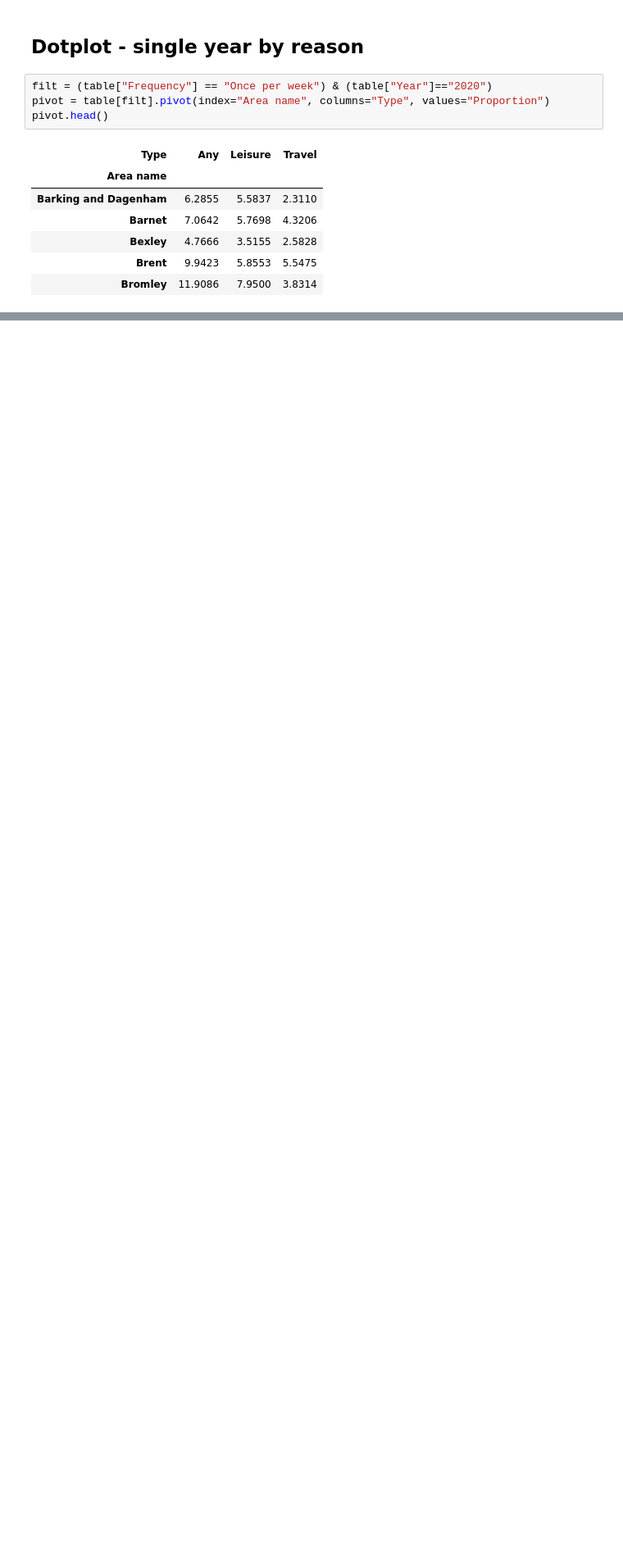
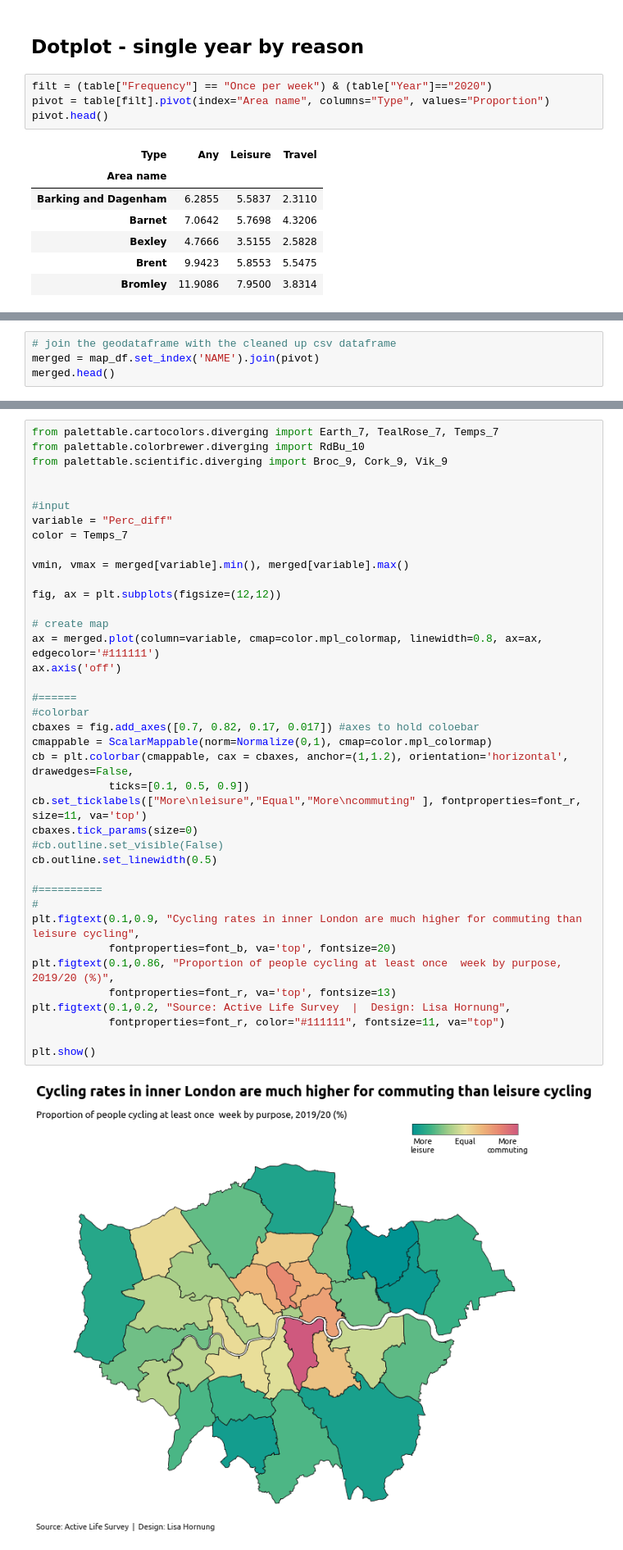
Before and after one commit to Lisa-Ho/100DaysOfDataviz, a Jupyter notebook: Day7/UK_cycling_data.ipynb, the cells around one changed output, grey strips where cells are left out. Shown: that part at 82% size. Cells and saved outputs as stored; diff of their text form; blank space fills up the shorter version.

```diff
--- a/Day7/UK_cycling_data.ipynb
+++ b/Day7/UK_cycling_data.ipynb
@@ -314,0 +395,4 @@ plt.show()
+# %%
+# join the geodataframe with the cleaned up csv dataframe
+merged = map_df.set_index('NAME').join(pivot)
+merged.head()
@@ -314,0 +407,41 @@ plt.show()
+# %%
+from palettable.cartocolors.diverging import Earth_7, TealRose_7, Temps_7
+from palettable.colorbrewer.diverging import RdBu_10
+from palettable.scientific.diverging import Broc_9, Cork_9, Vik_9
+
+
+#input
+variable = "Perc_diff"
+color = Temps_7
+
+vmin, vmax = merged[variable].min(), merged[variable].max()
+
+fig, ax = plt.subplots(figsize=(12,12))
+
+# create map
+ax = merged.plot(column=variable, cmap=color.mpl_colormap, linewidth=0.8, ax=ax, edgecolor='#111111')
+ax.axis('off')
+
+#======
+#colorbar
+cbaxes = fig.add_axes([0.7, 0.82, 0.17, 0.017]) #axes to hold coloebar
+cmappable = ScalarMappable(norm=Normalize(0,1), cmap=color.mpl_colormap)
+cb = plt.colorbar(cmappable, cax = cbaxes, anchor=(1,1.2), orientation='horizontal', drawedges=False,
+            ticks=[0.1, 0.5, 0.9])
+cb.set_ticklabels(["More\nleisure","Equal","More\ncommuting" ], fontproperties=font_r, size=11, va='top')
+cbaxes.tick_params(size=0)
+#cb.outline.set_visible(False)
+cb.outline.set_linewidth(0.5)
+
+#==========
+#
+plt.figtext(0.1,0.9, "Cycling rates in inner London are much higher for commuting than leisure cycling",
+            fontproperties=font_b, va='top', fontsize=20)
+plt.figtext(0.1,0.86, "Proportion of people cycling at least once  week by purpose, 2019/20 (%)",
+            fontproperties=font_r, va='top', fontsize=13)
+plt.figtext(0.1,0.2, "Source: Active Life Survey  |  Design: Lisa Hornung",
+            fontproperties=font_r, color="#111111", fontsize=11, va="top")
+
+plt.show()
+# %% [output]
+[figure, added]
```
Also changed, not shown: parts of 10 cells of this notebook, 1 other file.
